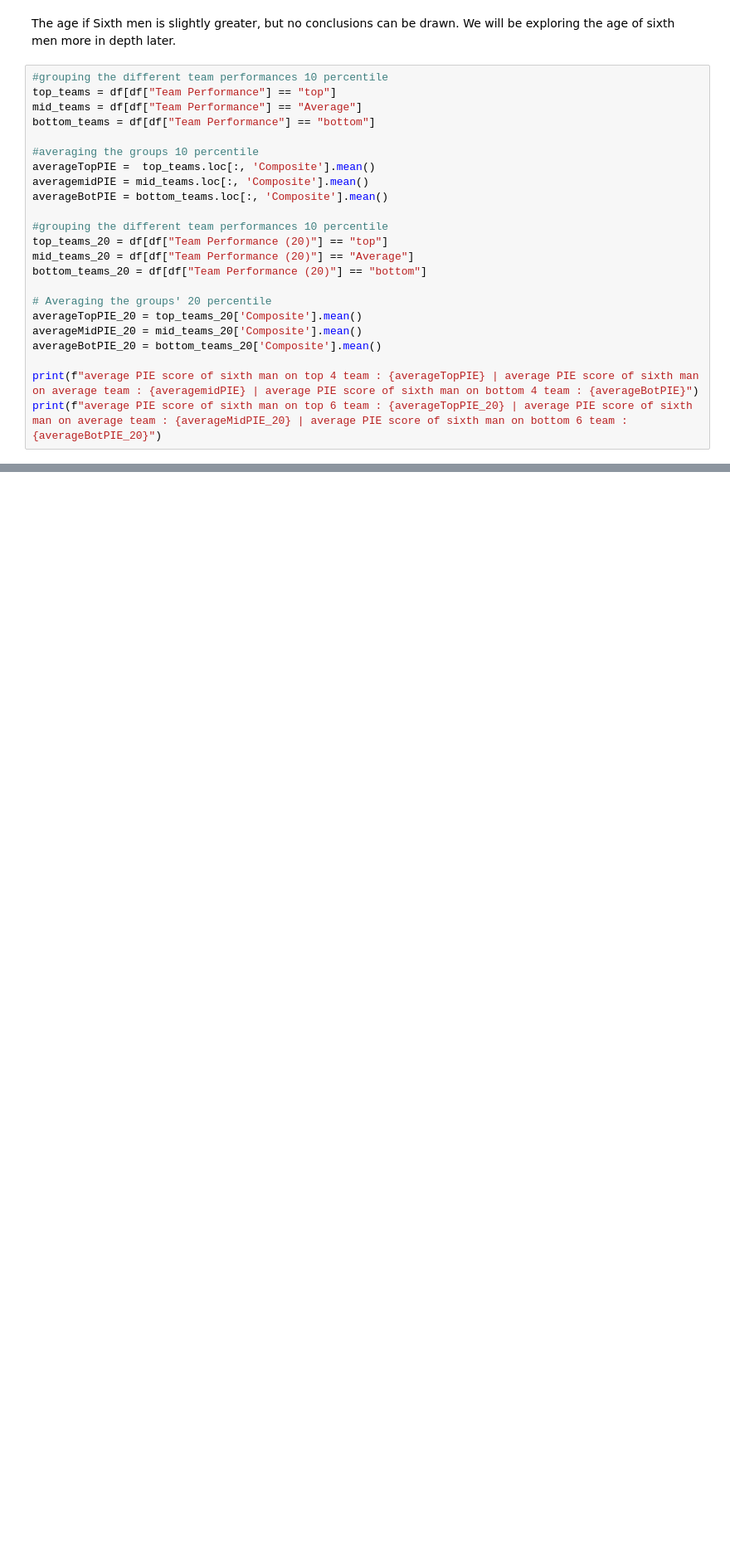
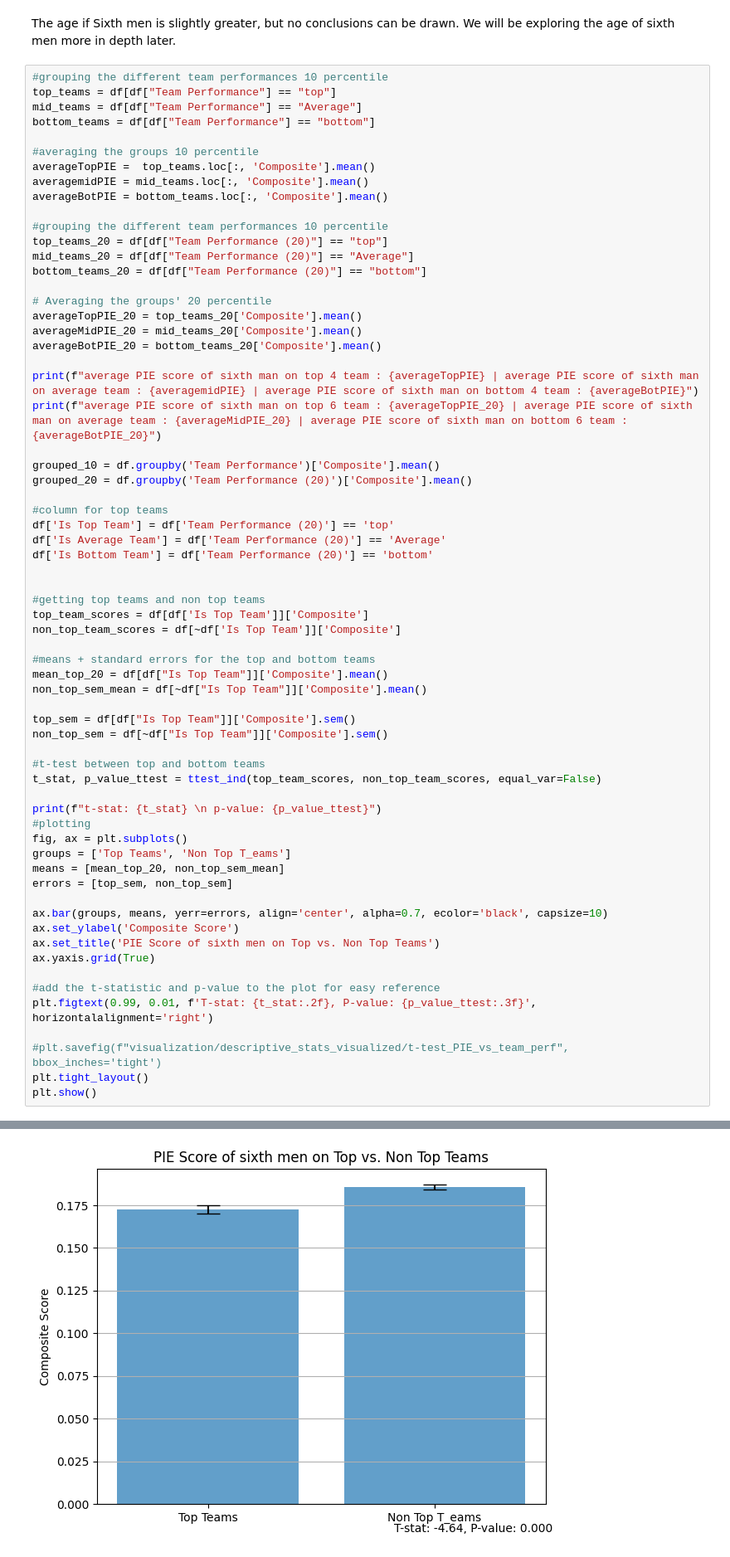
Before and after one commit to izyuan/Impact-of-Sixth-Men, a Jupyter notebook: analysis/descriptive_Statistics.ipynb, the cells around one changed output, grey strips where cells are left out. Shown at 83% size. Saved outputs shown, nothing was run; the diff lists cells and outputs as text; blank space fills up the shorter version.

```diff
--- a/analysis/descriptive_Statistics.ipynb
+++ b/analysis/descriptive_Statistics.ipynb
@@ -60,6 +61,48 @@ averageBotPIE_20 = bottom_teams_20['Composite'].mean()
 
 print(f"average PIE score of sixth man on top 4 team : {averageTopPIE} | average PIE score of sixth man on average team : {averagemidPIE} | average PIE score of sixth man on bottom 4 team : {averageBotPIE}")
 print(f"average PIE score of sixth man on top 6 team : {averageTopPIE_20} | average PIE score of sixth man on average team : {averageMidPIE_20} | average PIE score of sixth man on bottom 6 team : {averageBotPIE_20}")
+
+grouped_10 = df.groupby('Team Performance')['Composite'].mean()
+grouped_20 = df.groupby('Team Performance (20)')['Composite'].mean()
+
+#column for top teams
+df['Is Top Team'] = df['Team Performance (20)'] == 'top'
+df['Is Average Team'] = df['Team Performance (20)'] == 'Average'
+df['Is Bottom Team'] = df['Team Performance (20)'] == 'bottom'
+
+
+#getting top teams and non top teams
+top_team_scores = df[df['Is Top Team']]['Composite']
+non_top_team_scores = df[~df['Is Top Team']]['Composite']
+
+#means + standard errors for the top and bottom teams
+mean_top_20 = df[df["Is Top Team"]]['Composite'].mean()
+non_top_sem_mean = df[~df["Is Top Team"]]['Composite'].mean()
+
+top_sem = df[df["Is Top Team"]]['Composite'].sem()
+non_top_sem = df[~df["Is Top Team"]]['Composite'].sem()
+
+#t-test between top and bottom teams
+t_stat, p_value_ttest = ttest_ind(top_team_scores, non_top_team_scores, equal_var=False)
+
+print(f"t-stat: {t_stat} \n p-value: {p_value_ttest}")
+#plotting
+fig, ax = plt.subplots()
+groups = ['Top Teams', 'Non Top T_eams']
+means = [mean_top_20, non_top_sem_mean]
+errors = [top_sem, non_top_sem]
+
+ax.bar(groups, means, yerr=errors, align='center', alpha=0.7, ecolor='black', capsize=10)
+ax.set_ylabel('Composite Score')
+ax.set_title('PIE Score of sixth men on Top vs. Non Top Teams')
+ax.yaxis.grid(True)
+
+#add the t-statistic and p-value to the plot for easy reference
+plt.figtext(0.99, 0.01, f'T-stat: {t_stat:.2f}, P-value: {p_value_ttest:.3f}', horizontalalignment='right')
+
+#plt.savefig(f"visualization/descriptive_stats_visualized/t-test_PIE_vs_team_perf", bbox_inches='tight')
+plt.tight_layout()
+plt.show()
 # %% [output]
 average PIE score of sixth man on top 4 team : 0.17128029240641215 | average PIE score of sixth man on average team : 0.18262931009546862 | average PIE score of sixth man on bottom 4 team : 0.19705700 ...
 average PIE score of sixth man on top 6 team : 0.17261316111422714 | average PIE score of sixth man on average team : 0.1823477540344368 | average PIE score of sixth man on bottom 6 team : 0.195447575 ...
@@ -66,3 +111,4 @@ average PIE score of sixth man on top 6 team : 0.17261316111422714 | average PIE
+[figure, added]
 # %% [markdown]
 this is very interesting because you'd think it would be the opposite. I think the reason top teams have sixth men with lower pie scores is because these bench players, while still very important, do not need to contribute as much statistically. They can focus on getting the team hyped or bring energy!
 
```
Also changed, not shown: parts of 3 cells of this notebook, 2 other files.
